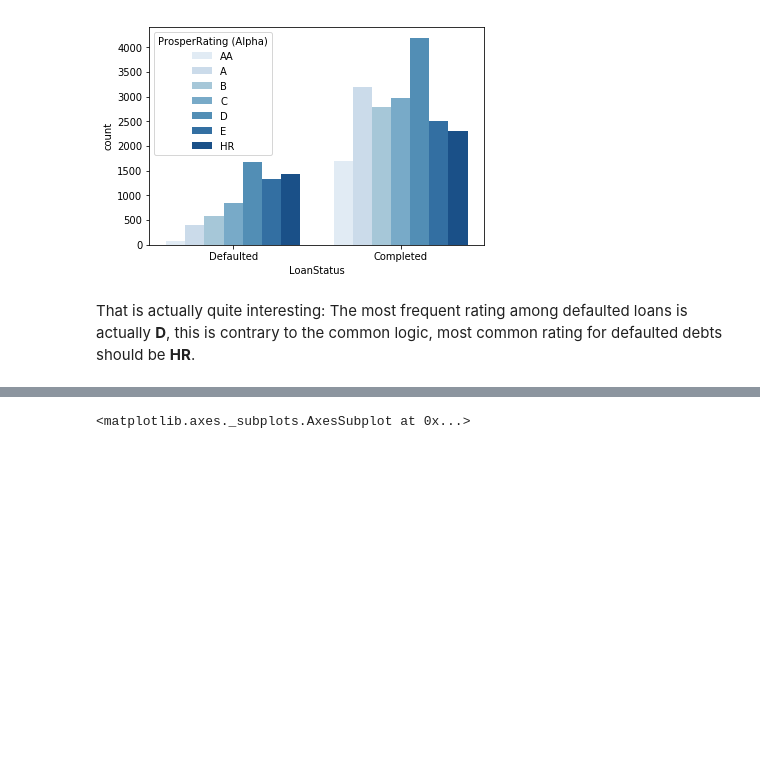
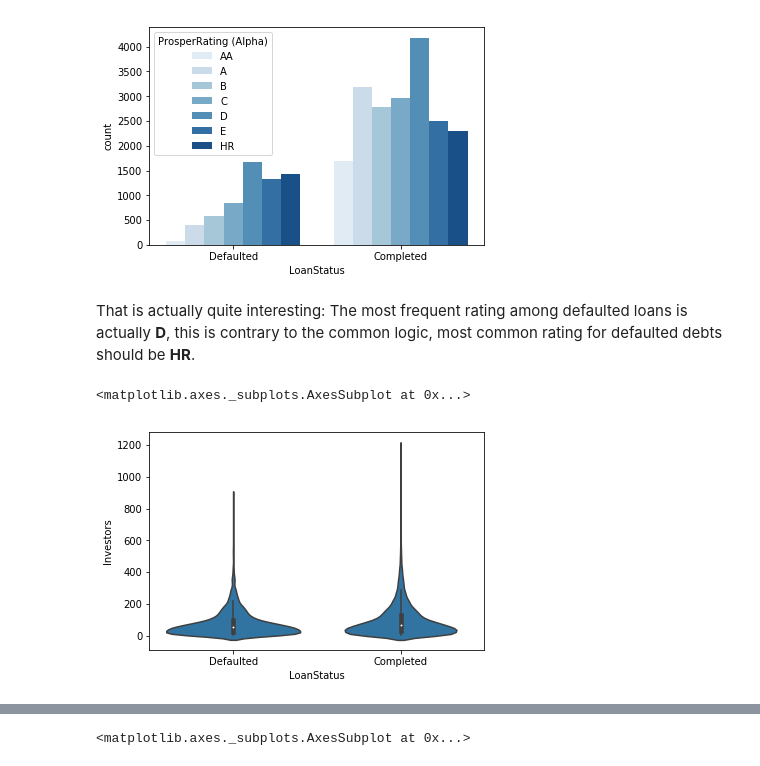
Before and after one commit to Askanio234/Communicate-Data-Findings, a Jupyter notebook: exploration.ipynb, the cells around one changed output, grey strips where cells are left out. Cells and saved outputs as stored; diff of their text form; code cells hidden in the pictures; blank space fills up the shorter version.

```diff
--- a/exploration.ipynb
+++ b/exploration.ipynb
@@ -436,3 +438,8 @@ sb.countplot(data=target_df, x='LoanStatus', hue='ProsperRating (Alpha)', palett
 [figure]
 # %% [markdown]
 That is actually quite interesting: The most frequent rating among defaulted loans is actually <b>D</b>, this is contrary to the common logic, most common rating for defaulted debts should be <b>HR</b>.
+# %%
+sb.violinplot(data = target_df, x = 'LoanStatus', y = 'Investors', color = default_color)
+# %% [output]
+<matplotlib.axes._subplots.AxesSubplot at 0x...>
+[figure, added]
```
Also changed, not shown: parts of 20 cells of this notebook.
